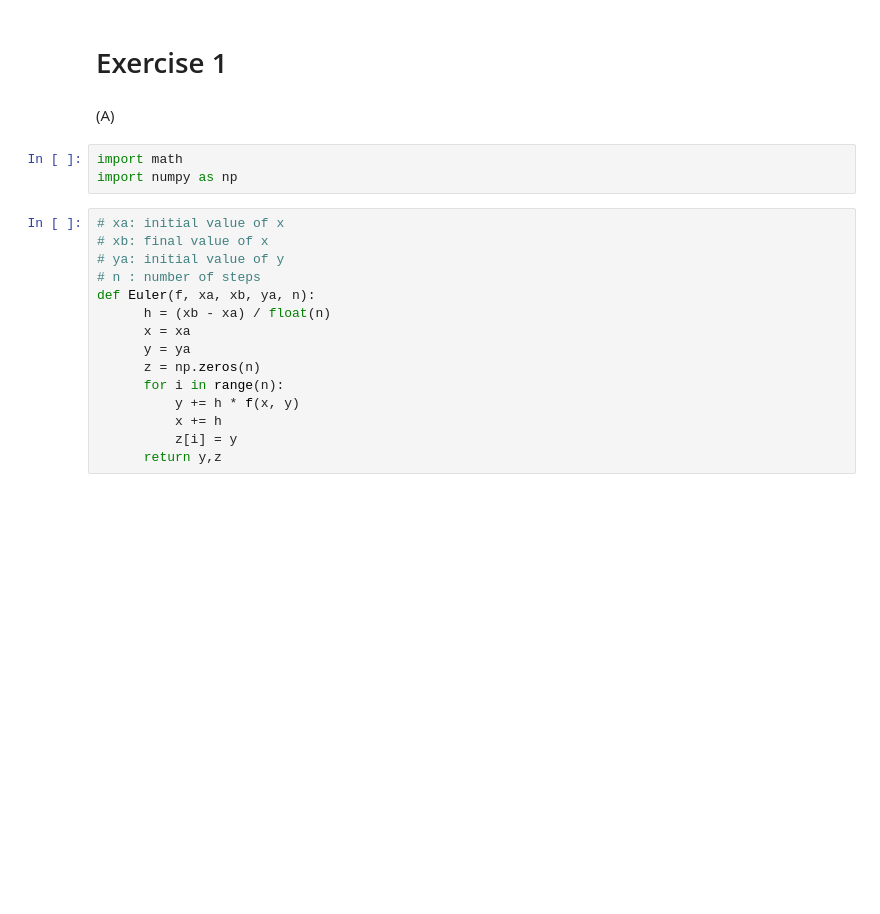
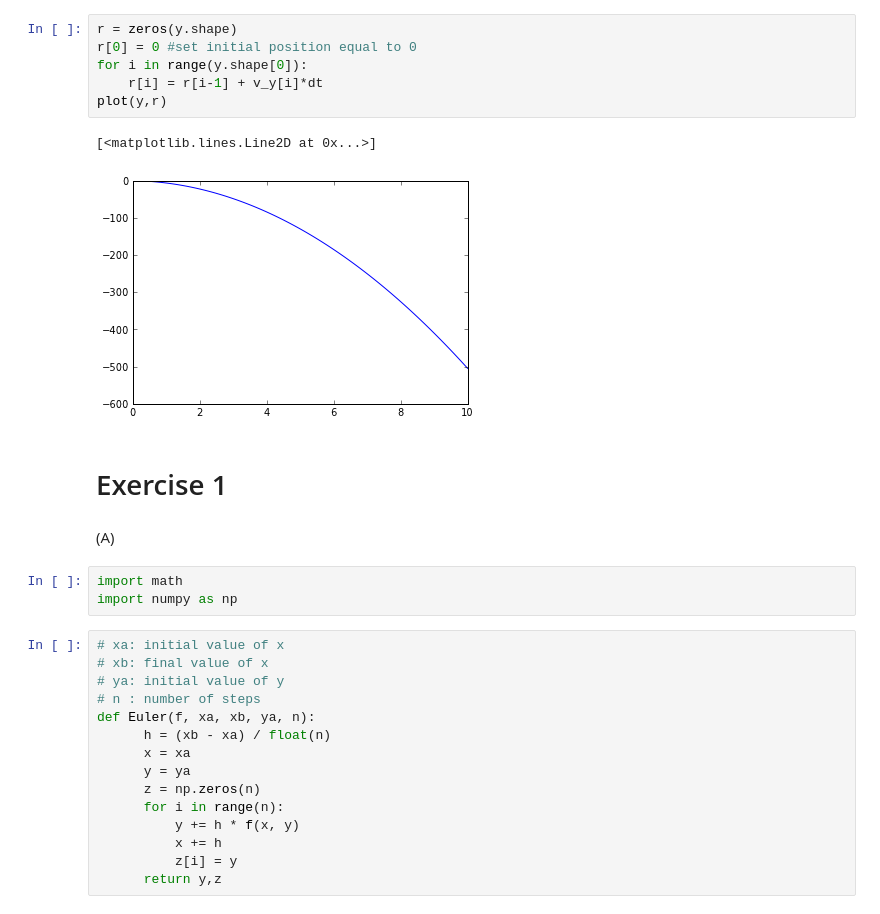
Before and after one commit to aalittlephys202/PHYS202-S13, a Jupyter notebook: Week7/EulerMethods 5-16.ipynb, the cells around one changed output. Drawn from its saved outputs; the diff is of its cells as text; blank space fills up the shorter version.

```diff
--- a/Week7/EulerMethods 5-16.ipynb
+++ b/Week7/EulerMethods 5-16.ipynb
@@ -1,3 +16,12 @@
+# %%
+r = zeros(y.shape)
+r[0] = 0 #set initial position equal to 0
+for i in range(y.shape[0]):
+    r[i] = r[i-1] + v_y[i]*dt
+plot(y,r)
+# %% [output]
+[<matplotlib.lines.Line2D at 0x...>]
+[figure, added]
 # %% [markdown]
 Exercise 1
 =
```
Also changed, not shown: parts of 5 cells of this notebook.
